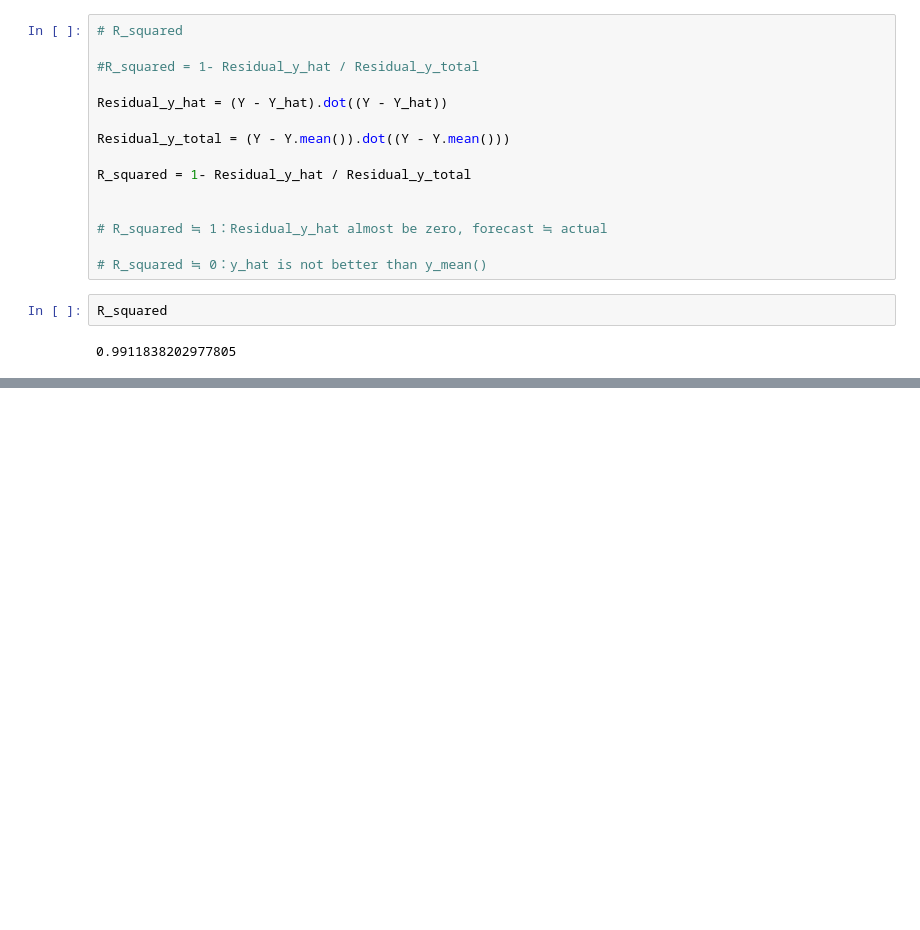
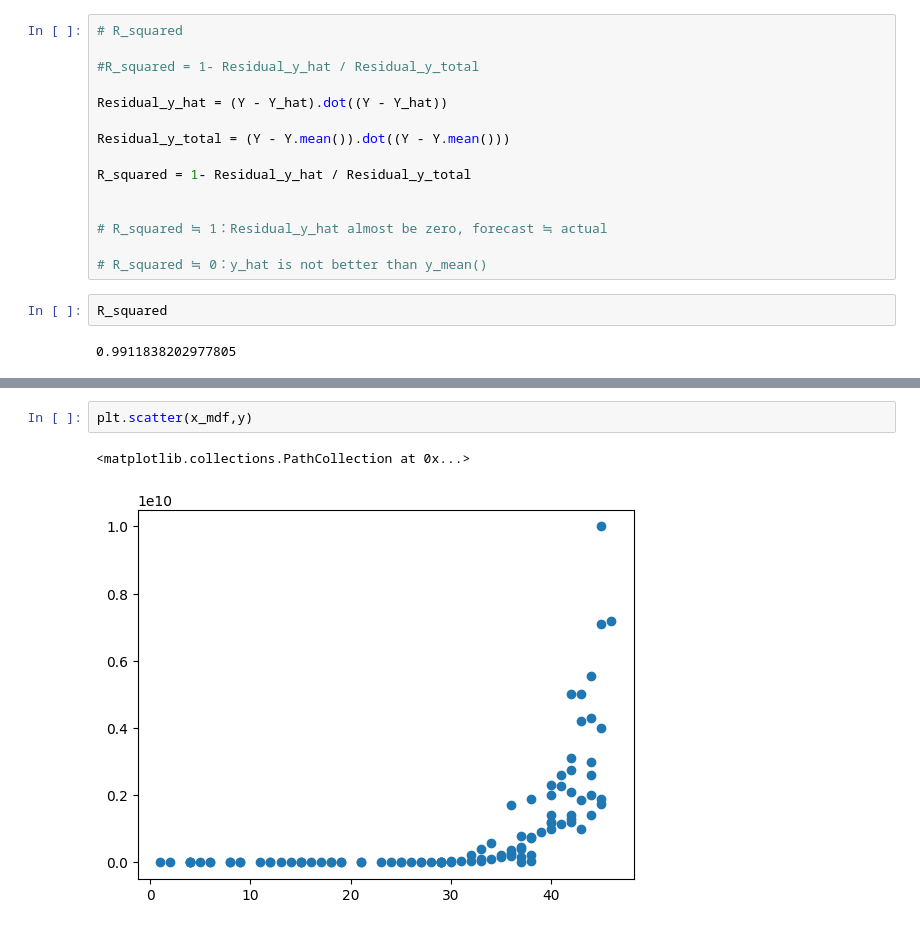
Before and after one commit to msmx2022/4-models, a Jupyter notebook: 1-LinearRegression-for-DeepLearning/1-1D-Linear-Regression-Model.ipynb, the cells around one changed output, grey strips where cells are left out. Drawn from its saved outputs; the diff is of its cells as text; blank space fills up the shorter version.

```diff
--- a/1-LinearRegression-for-DeepLearning/1-1D-Linear-Regression-Model.ipynb
+++ b/1-LinearRegression-for-DeepLearning/1-1D-Linear-Regression-Model.ipynb
@@ -58,0 +100,5 @@ R_squared
+# %%
+plt.scatter(x_mdf,y)
+# %% [output]
+<matplotlib.collections.PathCollection at 0x...>
+[figure, added]
```
Also changed, not shown: parts of 9 cells of this notebook.
